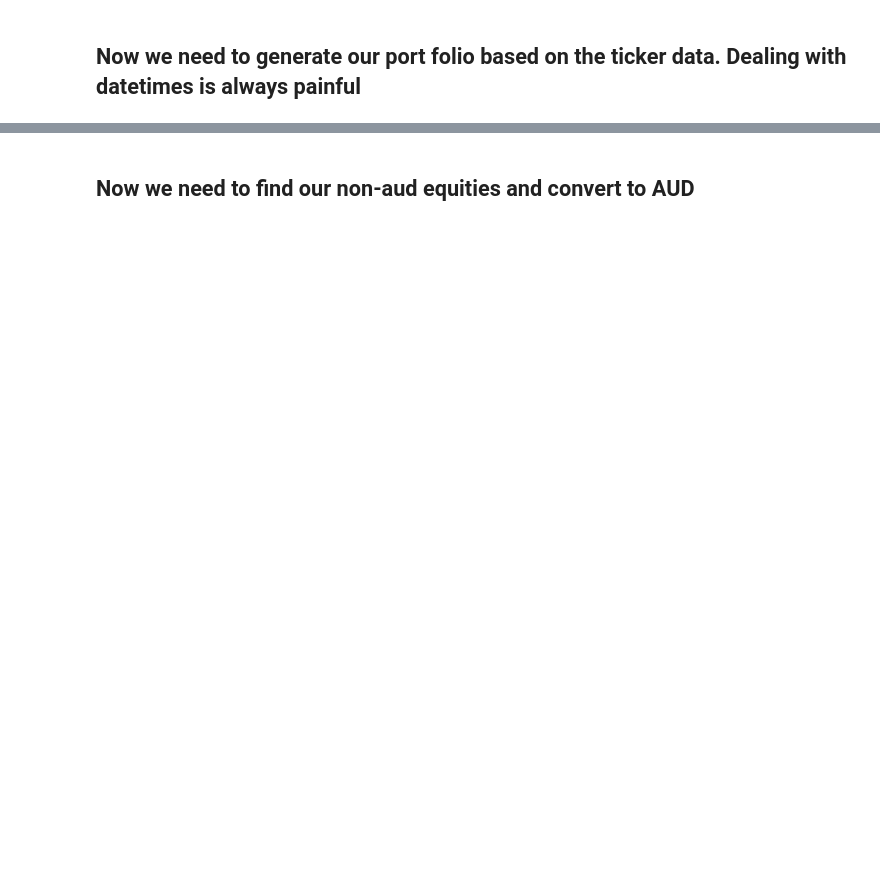
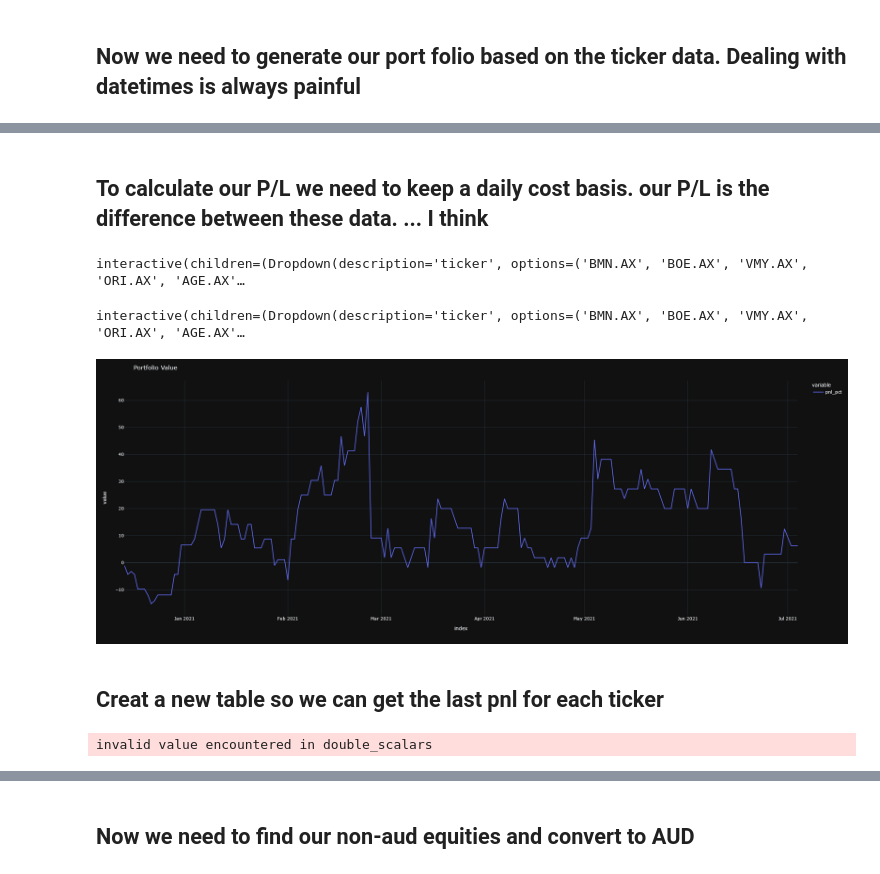
Before and after one commit to marrabld/portfolio_tracker, a Jupyter notebook: update_portfolio.ipynb, the cells around one changed output, grey strips where cells are left out. Drawn from its saved outputs; the diff is of its cells as text; code cells hidden in the pictures; blank space fills up the shorter version.

```diff
--- a/update_portfolio.ipynb
+++ b/update_portfolio.ipynb
@@ -52,0 +92,2 @@ portfolio.describe()
+# %% [markdown]
+## To calculate our P/L  we need to keep a daily cost basis.  our P/L is the difference between these data.   ... I think
@@ -52,0 +133,64 @@ portfolio.describe()
+# %%
+@interact
+def plot_profit(ticker=trade_data['tickers'].unique()):
+
+    fig = px.line(dict_profit[ticker][['costs',  'value', 'pnl', 'pnl_pct']], width=1600, height=800, log_y=False)
+    fig.update_layout(xaxis_rangeslider_visible=False,
+                     title='Portfolio Value',
+                     template='plotly_dark')
+    fig.show()
+# %% [output]
+interactive(children=(Dropdown(description='ticker', options=('BMN.AX', 'BOE.AX', 'VMY.AX', 'ORI.AX', 'AGE.AX'…
+# %%
+@interact
+def plot_profit(ticker=trade_data['tickers'].unique()):
+
+    fig = px.line(dict_profit[ticker][['pnl_pct']] *100, width=1600, height=800, log_y=False)
+    fig.update_layout(xaxis_rangeslider_visible=False,
+                     title=f'Portfolio Value {ticker}',
+                     template='plotly_dark')
+    fig.show()
+# %% [output]
+interactive(children=(Dropdown(description='ticker', options=('BMN.AX', 'BOE.AX', 'VMY.AX', 'ORI.AX', 'AGE.AX'…
+# %%
+fig = px.line(dict_profit['BMN.AX']['pnl_pct'] *100, width=1600, height=800, log_y=False)
+fig = px.line(dict_profit['BOE.AX']['pnl_pct'] *100, width=1600, height=800, log_y=False)
+fig.update_layout(xaxis_rangeslider_visible=False,
+                 title='Portfolio Value',
+                 template='plotly_dark')
+
+fig.show()
+# %% [output]
+[figure, added]
+# %% [markdown]
+## Creat a new table so we can get the last pnl for each ticker
+# %%
+dash = {}
+dash['ticker'] = dict_profit.keys()
+dash  = pd.DataFrame.from_dict(dash)
+dash.set_index('ticker', inplace=True)
+dash['last_price'] = np.nan
+dash['+/-'] = np.nan
+dash['%'] = np.nan
+dash['units_held'] = np.nan
+dash['net_average_price'] = np.nan
+dash['cost'] = np.nan
+dash['market_value'] = np.nan
+dash['day_gain'] = np.nan
+dash['P&L'] = np.nan
+dash['P&L_%'] = np.nan
+
+for ticker in dash.index:
+#     print(ticker)
+    dash['last_price'].loc[ticker] = portfolio[ticker].iloc[-1]
+    dash['+/-'].loc[ticker] = dict_profit[ticker]['prices'][-1] - dict_profit[ticker]['prices'][-2]  # Weekends will set this to 0 Stupid stonks
+    dash['%'].loc[ticker] =  ((portfolio[ticker][-1] - portfolio[ticker][-1]) /  portfolio[ticker][-1]) * 100.0
+    dash['units_held'].loc[ticker] = dict_profit[ticker]['amounts'][-1]
+    dash['net_average_price'].loc[ticker] = dict_profit[ticker]['prices'].mean()
+    dash['cost'].loc[ticker] = dict_profit[ticker]['costs'][-1]
+    dash['market_value'].loc[ticker] = dict_profit[ticker]['value'][-1]
+    dash['day_gain'].loc[ticker] = portfolio[ticker][-1] - portfolio[ticker][-2]  # Weekends will set this to 0 Stupid stonks
+    dash['P&L'].loc[ticker] = dict_profit[ticker]['pnl'][-1]
+    dash['P&L_%'].loc[ticker] = dict_profit[ticker]['pnl_pct'][-1] *100
+# %% [output]
+invalid value encountered in double_scalars
```
Also changed, not shown: parts of 12 cells of this notebook.
